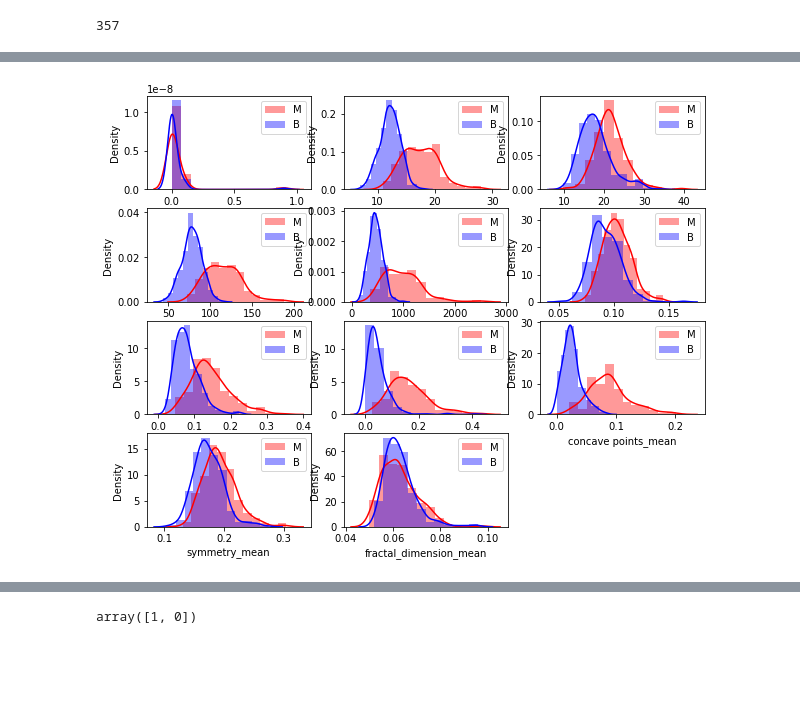
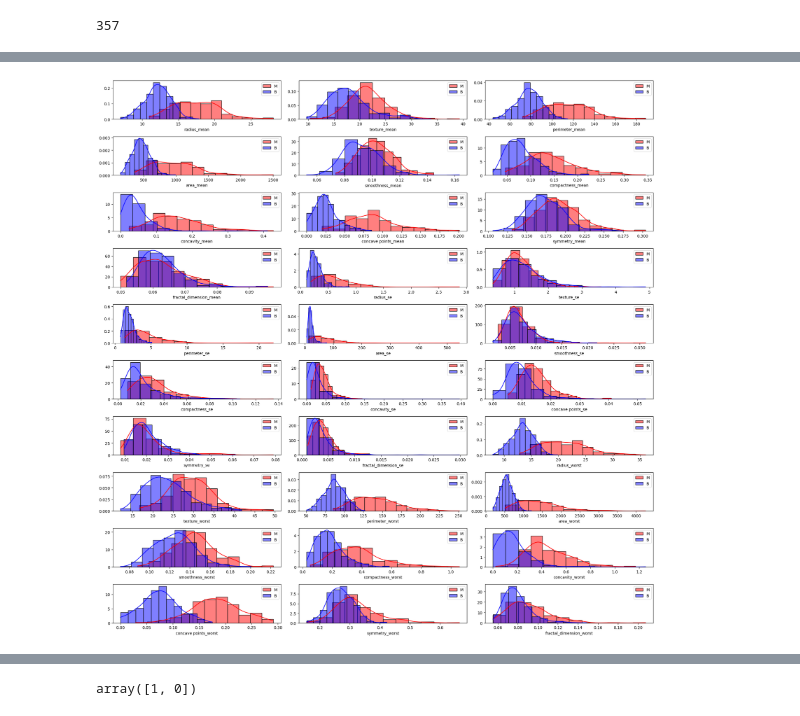
Before and after one commit to Aadya-Garg/Malignancy-Classification, a Jupyter notebook: Breast Cancer Analysis.ipynb, the cells around one changed output, grey strips where cells are left out. Saved outputs shown, nothing was run; the diff lists cells and outputs as text; code cells hidden in the pictures; blank space fills up the shorter version.

```diff
--- a/Breast Cancer Analysis.ipynb
+++ b/Breast Cancer Analysis.ipynb
@@ -75,3 +123,9 @@ cor
 # %%
-sns.heatmap(cor, cmap = 'coolwarm')
+#understanding correlation of the numeric values
+columns_corr = []
+for i in range(len(selected_data.dtypes)):
+    if selected_data.dtypes.iloc[i] != object:
+        columns_corr.append(selected_data.columns[i])
+numeric_data = selected_data.loc[:,columns_corr]
+sns.heatmap(numeric_data.corr(), cmap = 'coolwarm')
 # %% [output]
@@ -99,7 +138,5 @@ diag_encode = diag.map(lambda val: 'red' if val=='M' else 'blue')
 # %%
-inputs = data.loc[:,['id','radius_mean', 'texture_mean', 'perimeter_mean',
-       'area_mean', 'smoothness_mean', 'compactness_mean', 'concavity_mean',
-       'concave points_mean', 'symmetry_mean', 'fractal_dimension_mean']]
+inputs = numeric_data
 inputs.head()
 # %% [output]
 |  | id | radius_mean | texture_mean | perimeter_mean | area_mean | smoothness_mean | compactness_mean | ... |
@@ -137,0 +184,5 @@ clean_input.head()
+# %%
+count = 0
+for i, feature in enumerate(clean_input.columns):
+    count += 1
+count
@@ -137,0 +191,3 @@ clean_input.head()
+# %%
+selected_data_i = selected_data.set_index('id')
+selected_data_i.head()
@@ -138,14 +203,18 @@ clean_input.head()
 # %%
+import warnings
+warnings.filterwarnings('ignore')
 bins = 12
-plt.figure(figsize=(10,10))
-for i, feature in enumerate(inputs.columns):
-  rows = 5
+plt.figure(figsize=(20,20))
+for i, feature in enumerate(clean_input.columns):
+  rows = 10
   cols = 3
   plt.subplot(rows,cols, i+1 )
-  sns.distplot(data[data['diagnosis']=='M'][feature], bins=bins, color='red', label='M')
-  sns.distplot(data[data['diagnosis']=='B'][feature], bins=bins, color='blue', label='B')
+  sns.histplot(selected_data_i[selected_data_i['diagnosis']=='M'][feature], bins=bins, color='red', label='M',kde=True, stat="density")
+  sns.histplot(selected_data_i[selected_data_i['diagnosis']=='B'][feature], bins=bins, color='blue', label='B', kde=True, stat="density")
   plt.legend(loc='upper right')
+  plt.ylabel('')
+  plt.tight_layout()
 
 plt.show()
 # %% [output]
-[figure, old version]
+[figure, new version]
```
Also changed, not shown: parts of 91 cells of this notebook.
